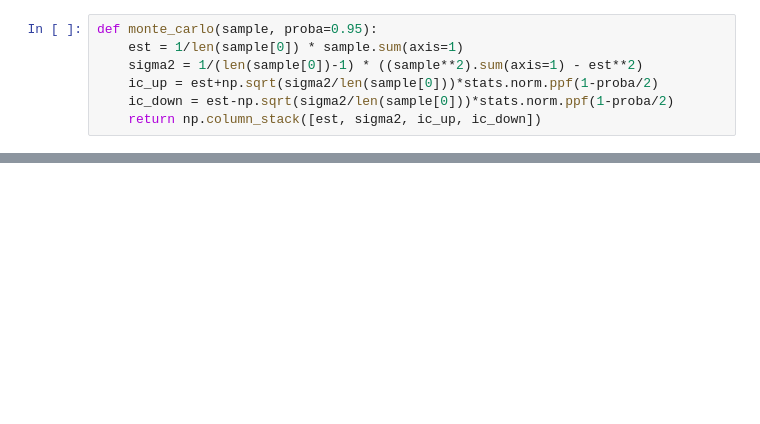
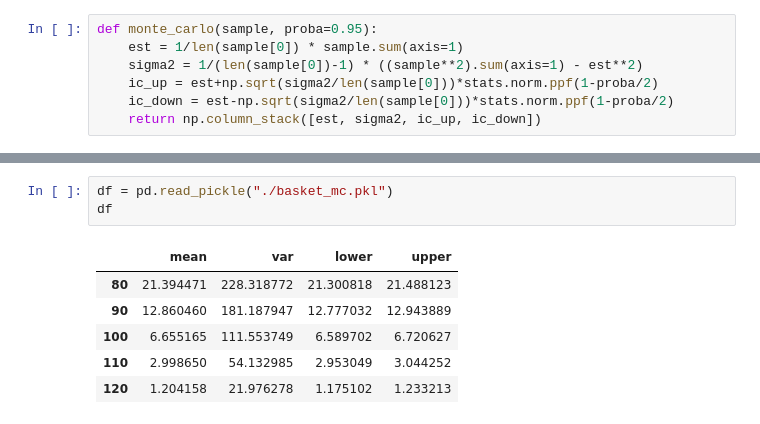
Before and after one commit to PolTibau/Probabilit-s-num-riques, a Jupyter notebook: TP/TP3 Sujet.ipynb, the cells around one changed output, grey strips where cells are left out. Drawn from its saved outputs; the diff is of its cells as text; blank space fills up the shorter version.

```diff
--- a/TP/TP3 Sujet.ipynb
+++ b/TP/TP3 Sujet.ipynb
@@ -110,0 +321,10 @@ print(res)
+# %%
+df = pd.read_pickle("./basket_mc.pkl")
+df
+# %% [output]
+|  | mean | var | lower | upper |
+| 80 | 21.394471 | 228.318772 | 21.300818 | 21.488123 |
+| 90 | 12.860460 | 181.187947 | 12.777032 | 12.943889 |
+| 100 | 6.655165 | 111.553749 | 6.589702 | 6.720627 |
+| 110 | 2.998650 | 54.132985 | 2.953049 | 3.044252 |
+| 120 | 1.204158 | 21.976278 | 1.175102 | 1.233213 |
```
Also changed, not shown: parts of 31 cells of this notebook.
